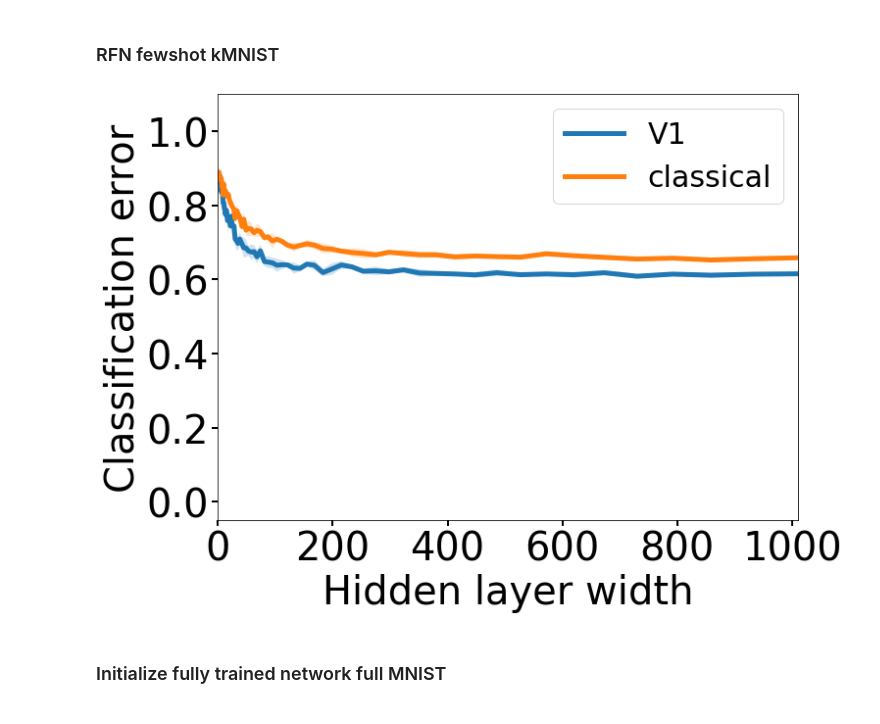
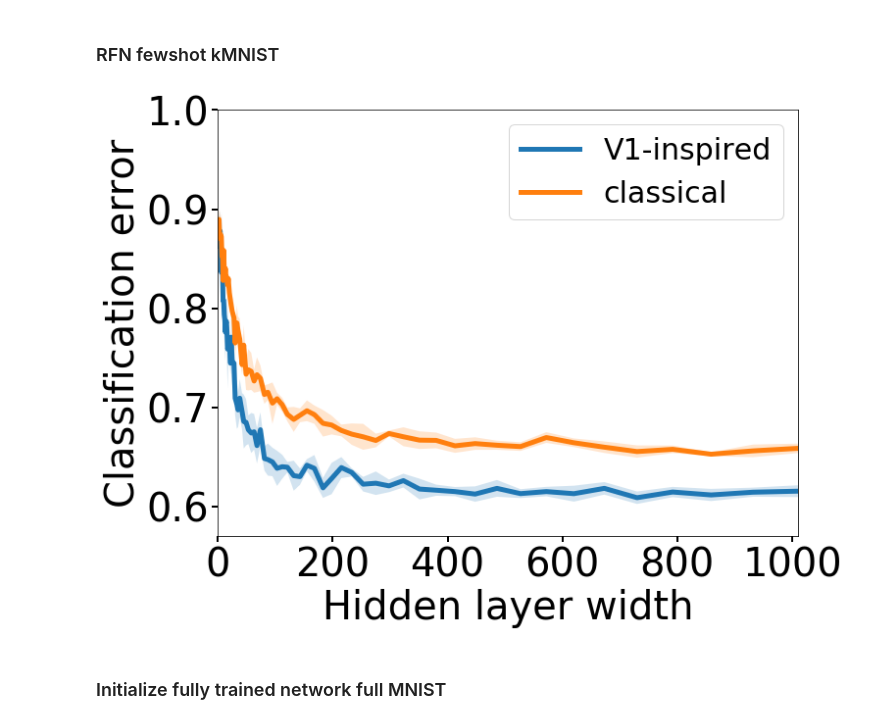
Before and after one commit to BruntonUWBio/structured-random-features, a Jupyter notebook: new_version/plot_deepmath_poster.ipynb, the cells around one changed output. Cells and saved outputs as stored; diff of their text form; code cells hidden in the pictures.

```diff
--- a/new_version/plot_deepmath_poster.ipynb
+++ b/new_version/plot_deepmath_poster.ipynb
@@ -11,6 +11,7 @@ import pickle5 as pickle
 n_features = sorted(set(np.logspace(0, 3.5, 100).astype('int')))
 t, l = 5, 2
 models = ['V1', 'classical']
+labels = {'V1': 'V1-inspired', 'classical': 'classical'}
 with open('results/mnist_clf/mnist_clf_t=%0.2f_l=%0.2f_svc.pickle' % (t, l), 'rb') as handle:
     results = pickle.load(handle)
 
@@ -19,13 +20,13 @@ ax = fig.add_subplot(111)
 for m in models:
     avg_err = results[m]['avg_test_err']
     std_err = results[m]['std_test_err']
-    plt.plot(n_features, avg_err, markersize=4, lw=5, label=m)
+    plt.plot(n_features, avg_err, markersize=4, lw=5, label=labels[m])
     plt.fill_between(n_features, avg_err - std_err, avg_err + std_err, alpha=0.2)
 plt.xlabel('Hidden layer width', fontsize=40)
 plt.ylabel('Classification error', fontsize=40)
 plt.yticks(np.arange(0, 1.01, 0.2))
 plt.xticks(np.arange(0, 2200, 200))
-plt.ylim([-0.05, 1.1])
+plt.ylim([-0.05, 1.00])
 plt.xlim([0, 1010])
 ax.tick_params(axis = 'both', which = 'major', labelsize = 40, width=2, length=6)
 plt.legend(loc = 'upper right', fontsize=30)
@@ -42,6 +81,7 @@ V1 test err: 0.018, RF test err: 0.035
 n_features = sorted(set(np.logspace(0, 3.5, 100).astype('int')))
 t, l = 5, 2
 models = ['V1', 'classical']
+labels = {'V1': 'V1-inspired', 'classical': 'classical'}
 with open('results/kmnist_clf/kmnist_clf_t=%0.2f_l=%0.3f.pickle' % (t, l), 'rb') as handle:
     results = pickle.load(handle)
 
@@ -50,13 +90,13 @@ ax = fig.add_subplot(111)
 for m in models:
     avg_err = results[m]['avg_test_err']
     std_err = results[m]['std_test_err']
-    plt.plot(n_features, avg_err, markersize=4, lw=5, label=m)
+    plt.plot(n_features, avg_err, markersize=4, lw=5, label=labels[m])
     plt.fill_between(n_features, avg_err - std_err, avg_err + std_err, alpha=0.2)
 plt.xlabel('Hidden layer width', fontsize=40)
 plt.ylabel('Classification error', fontsize=40)
 plt.yticks(np.arange(0, 1.01, 0.2))
 plt.xticks(np.arange(0, 2200, 200))
-plt.ylim([-0.05, 1.1])
+plt.ylim([-0.05, 1.0])
 plt.xlim([0, 1010])
 ax.tick_params(axis = 'both', which = 'major', labelsize = 40, width=2, length=6)
 
@@ -71,9 +111,9 @@ V1 test err: 0.084, RF test err: 0.175
 # %% [markdown]
 ### RFN fewshot MNIST
 # %%
-
+t, l = 5, 2
 models = ['V1', 'classical']
-
+labels = {'V1': 'V1-inspired', 'classical': 'classical'}
 with open('results/mnist_clf/mnist_clf_t=%0.2f_l=%0.3f_few_shot_svc.pickle' % (t, l), 'rb') as handle:
     results = pickle.load(handle)
 fig = plt.figure(figsize=(10.6, 8))
@@ -81,13 +121,13 @@ ax = fig.add_subplot(111)
 for m in models:
     avg_err = results[m]['avg_test_err']
     std_err = results[m]['std_test_err']
-    plt.plot(n_features, avg_err, markersize=4, lw=5, label=m)
+    plt.plot(n_features, avg_err, markersize=4, lw=5, label=labels[m])
     plt.fill_between(n_features, avg_err - std_err, avg_err + std_err, alpha=0.2)
 plt.xlabel('Hidden layer width', fontsize=40)
 plt.ylabel('Classification error', fontsize=40)
 plt.yticks(np.arange(0, 1.01, 0.2))
 plt.xticks(np.arange(0, 2200, 200))
-plt.ylim([-0.05, 1.1])
+plt.ylim([0.15, 1.00])
 plt.xlim([0, 1010])
 ax.tick_params(axis = 'both', which = 'major', labelsize = 40, width=2, length=6)
 plt.legend(loc = 'upper right', fontsize=30)
@@ -102,29 +142,30 @@ V1 test err: 0.269, RF test err: 0.324
 ### RFN fewshot kMNIST
 # %%
 models = ['V1', 'classical']
+labels = {'V1': 'V1-inspired', 'classical': 'classical'}
 with open('results/kmnist_clf/kmnist_clf_t=%0.2f_l=%0.3f_few_shot.pickle' % (t, l), 'rb') as handle:
     results = pickle.load(handle)
 
 fig = plt.figure(figsize=(10.6, 8))
 ax = fig.add_subplot(111)
 for m in models:
     avg_err = results[m]['avg_test_err']
     std_err = results[m]['std_test_err']
-    plt.plot(n_features, avg_err, markersize=4, lw=5, label=m)
+    plt.plot(n_features, avg_err, markersize=4, lw=5, label=labels[m])
     plt.fill_between(n_features, avg_err - std_err, avg_err + std_err, alpha=0.2)
 plt.xlabel('Hidden layer width', fontsize=40)
 plt.ylabel('Classification error', fontsize=40)
-plt.yticks(np.arange(0, 1.01, 0.2))
+plt.yticks(np.arange(0, 1.01, 0.1))
 plt.xticks(np.arange(0, 2200, 200))
-plt.ylim([-0.05, 1.1])
+plt.ylim([0.57, 1.0])
 plt.xlim([0, 1010])
 ax.tick_params(axis = 'both', which = 'major', labelsize = 40, width=2, length=6)
 plt.legend(loc = 'upper right', fontsize=30)
 plt.savefig('results/deepmath_poster/kmnist_clf_t=%0.2f_l=%0.2f_fewshot.png' % (t, l))
 
 # plt.savefig('results/mnist_clf/mnist_clf_t=%0.2f_l=%0.2f_fewshot.png' % (t, l))
 # %% [output]
-[figure, old version]
+[figure, new version]
 # %% [markdown]
 ### Initialize fully trained network full MNIST
 # %%
```
Also changed, not shown: parts of 17 cells of this notebook, 3 other files.
